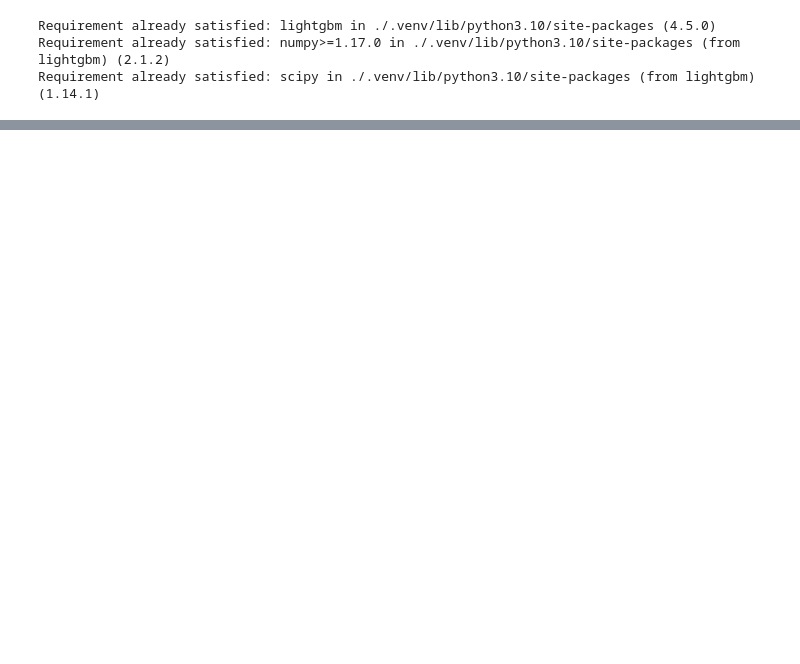
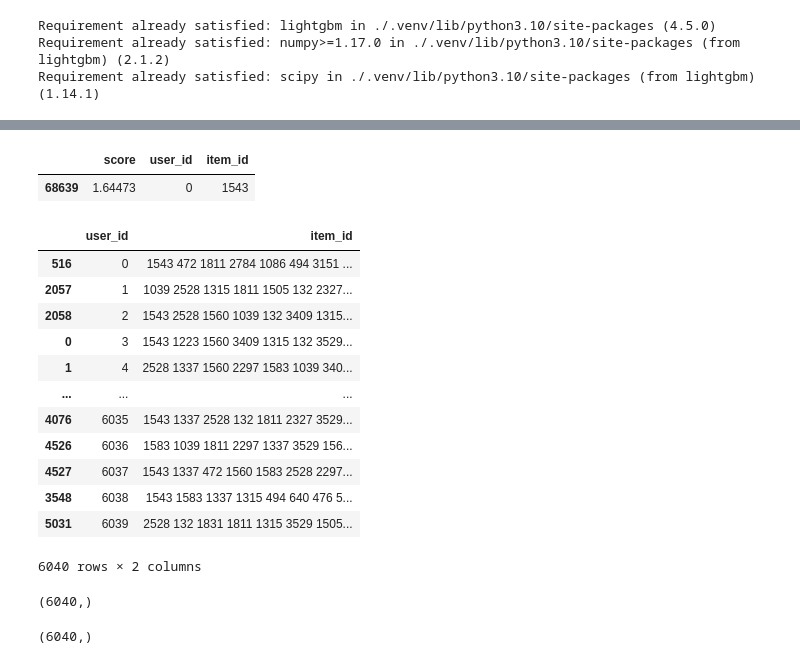
Before and after one commit to akzholba/RecSysCompetition, a Jupyter notebook: lightgbm.ipynb, the cells around one changed output, grey strips where cells are left out. Drawn from its saved outputs; the diff is of its cells as text; code cells hidden in the pictures; blank space fills up the shorter version.

```diff
--- a/lightgbm.ipynb
+++ b/lightgbm.ipynb
@@ -130,0 +182,24 @@ Name: recommended_items, Length: 6040, dtype: object
+# %%
+data_BERT[data_BERT.score == data_BERT[data_BERT.user_id == 0]['score'].max()]
+# %% [output]
+|  | score | user_id | item_id |
+| 68639 | 1.64473 | 0 | 1543 |
+# %%
+
+recommendations_BERT = recommendations_BERT.sort_values(by = 'user_id')
+recommendations_BERT['item_id'] = recommendations_BERT['item_id'].apply(lambda x: [str(a) for a in x]).apply(lambda x: ' '.join(x))
+recommendations_BERT
+# %% [output]
+|  | user_id | item_id |
+| 516 | 0 | 1543 472 1811 2784 1086 494 3151 ... |
+| 2057 | 1 | 1039 2528 1315 1811 1505 132 2327... |
+| 2058 | 2 | 1543 2528 1560 1039 132 3409 1315... |
+| 0 | 3 | 1543 1223 1560 3409 1315 132 3529... |
+| 1 | 4 | 2528 1337 1560 2297 1583 1039 340... |
+| ... | ... | ... |
+| 4076 | 6035 | 1543 1337 2528 132 1811 2327 3529... |
+| 4526 | 6036 | 1583 1039 1811 2297 1337 3529 156... |
+| 4527 | 6037 | 1543 1337 472 1560 1583 2528 2297... |
+| 3548 | 6038 | 1543 1583 1337 1315 494 640 476 5... |
+| 5031 | 6039 | 2528 132 1831 1811 1315 3529 1505... |
+6040 rows × 2 columns
@@ -130,0 +208,8 @@ Name: recommended_items, Length: 6040, dtype: object
+# %%
+recommendations_BERT.user_id.unique().shape
+# %% [output]
+(6040,)
+# %%
+train_df.user_id.unique().shape
+# %% [output]
+(6040,)
```
Also changed, not shown: parts of 11 cells of this notebook, 2 other files.
